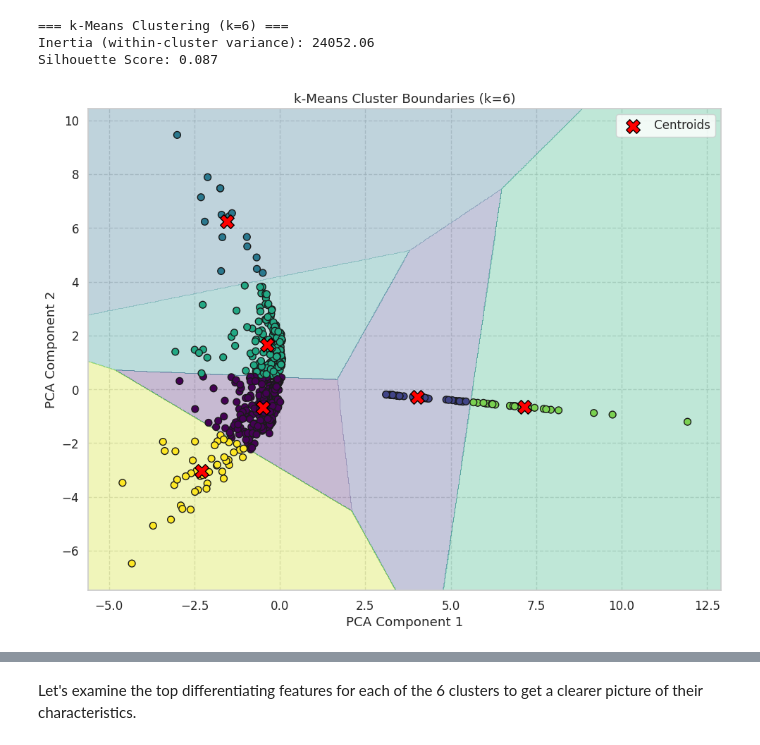
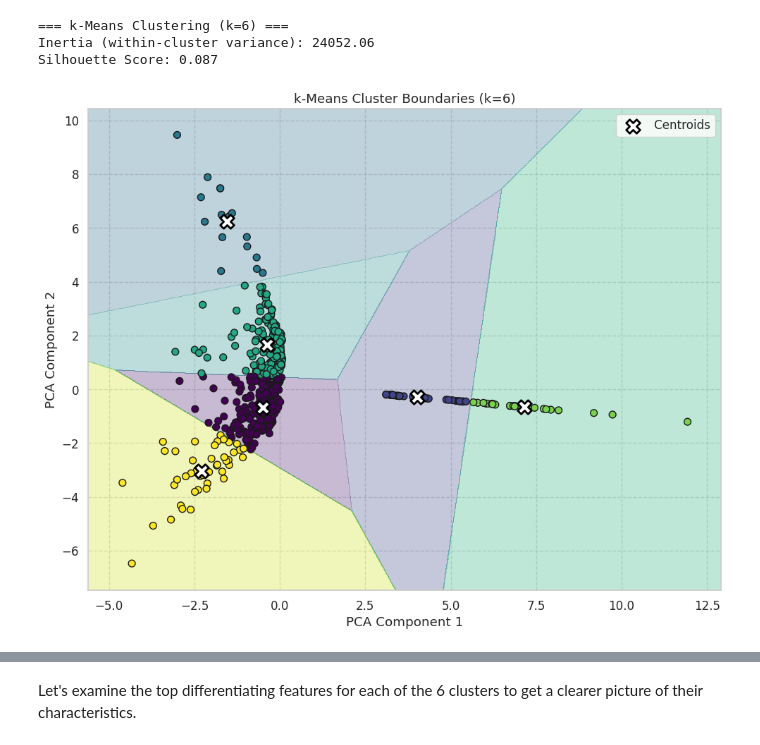
Before and after one commit to joedag32/DSSA-5810, a Jupyter notebook: notebooks/Practicum_Final_Run.ipynb, the cells around one changed output, grey strips where cells are left out. Cells and saved outputs as stored; diff of their text form; code cells hidden in the pictures.

```diff
--- a/notebooks/Practicum_Final_Run.ipynb
+++ b/notebooks/Practicum_Final_Run.ipynb
@@ -365,33 +365,33 @@ Silhouette Score: 0.087
 # %%
 # Output PCA with 6 clusters to check perfomance
 
 # Re-fit k-Means on PCA space for visualization, this time with 6 clusters
 kmeans_pca_6 = KMeans(n_clusters=6, random_state=42, n_init=10).fit(X_pca)
 
 # Predict grid points for k-Means (k=6)
 # Use the same grid points from the previous k-Means plot for consistency
 Z_kmeans_6 = kmeans_pca_6.predict(grid_points).reshape(xx.shape)
 
 # Get centroids in PCA space for the 6-cluster model
 centers_pca_6 = kmeans_pca_6.cluster_centers_
 
 # Plot k-Means Cluster Regions for k=6
 fig, ax = plt.subplots(figsize=(10, 8))
 
 ax.contourf(xx, yy, Z_kmeans_6, cmap="viridis", alpha=0.3)
 ax.scatter(X_pca[:, 0], X_pca[:, 1], c=kmeans_pca_6.labels_, cmap="viridis", edgecolor="k", s=50)
 ax.scatter(centers_pca_6[:, 0], centers_pca_6[:, 1],
-                c="red", s=200, edgecolors="black", marker="X", label="Centroids")
+                c="white", s=200, edgecolors="black", linewidths=2, marker="X", label="Centroids")
 ax.set_title("k-Means Cluster Boundaries (k=6)")
 ax.set_xlabel("PCA Component 1")
 ax.set_ylabel("PCA Component 2")
 ax.legend()
 ax.grid(True, linestyle='--', alpha=0.7)
 
 plt.tight_layout()
 plt.show()
 # %% [output]
-[figure, old version]
+[figure, new version]
 # %%
 # PCA clustering and silhouette score
 
```
Also changed, not shown: parts of 5 cells of this notebook.
